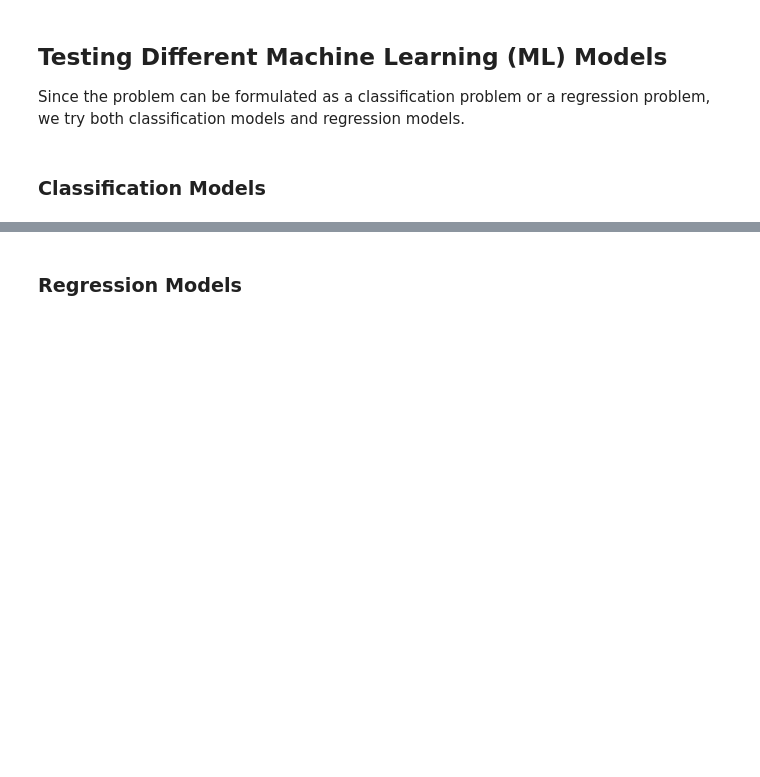
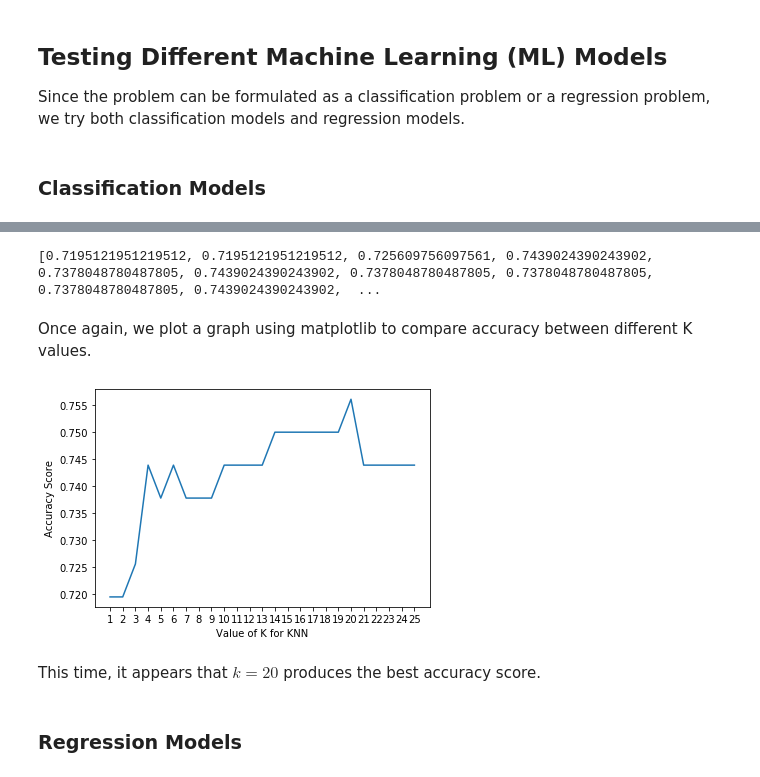
Before and after one commit to rainyrecursion/cs5131-assignment3, a Jupyter notebook: assignment3.ipynb, the cells around one changed output, grey strips where cells are left out. Drawn from its saved outputs; the diff is of its cells as text; code cells hidden in the pictures; blank space fills up the shorter version.

```diff
--- a/assignment3.ipynb
+++ b/assignment3.ipynb
@@ -84,3 +112,28 @@ Since the problem can be formulated as a classification problem or a regression
+# %%
+k_range = range(1, 26)
+distance_accuracy_scores = []
+
+for k in k_range:
+    knn = KNeighborsClassifier(n_neighbors=k, weights='distance')
+    knn.fit(X_train, y_train)
+    y_pred = knn.predict(X_test)
+    distance_accuracy_scores.append(accuracy_score(y_pred, y_test))
+
+print(distance_accuracy_scores)
+# %% [output]
+[0.7195121951219512, 0.7195121951219512, 0.725609756097561, 0.7439024390243902, 0.7378048780487805, 0.7439024390243902, 0.7378048780487805, 0.7378048780487805, 0.7378048780487805, 0.7439024390243902,  ...
+# %% [markdown]
+Once again, we plot a graph using matplotlib to compare accuracy between different K values.
+# %%
+plt.plot(k_range, distance_accuracy_scores)
+plt.xlabel('Value of K for KNN')
+plt.ylabel('Accuracy Score')
+plt.xticks(np.arange(1, 26))  # makes x-axis values integers
+plt.show()
+# %% [output]
+[figure, added]
+# %% [markdown]
+This time, it appears that $k=20$ produces the best accuracy score.
 # %% [markdown]
 ### Regression Models
 # %% [markdown]
```
Also changed, not shown: parts of 10 cells of this notebook.
